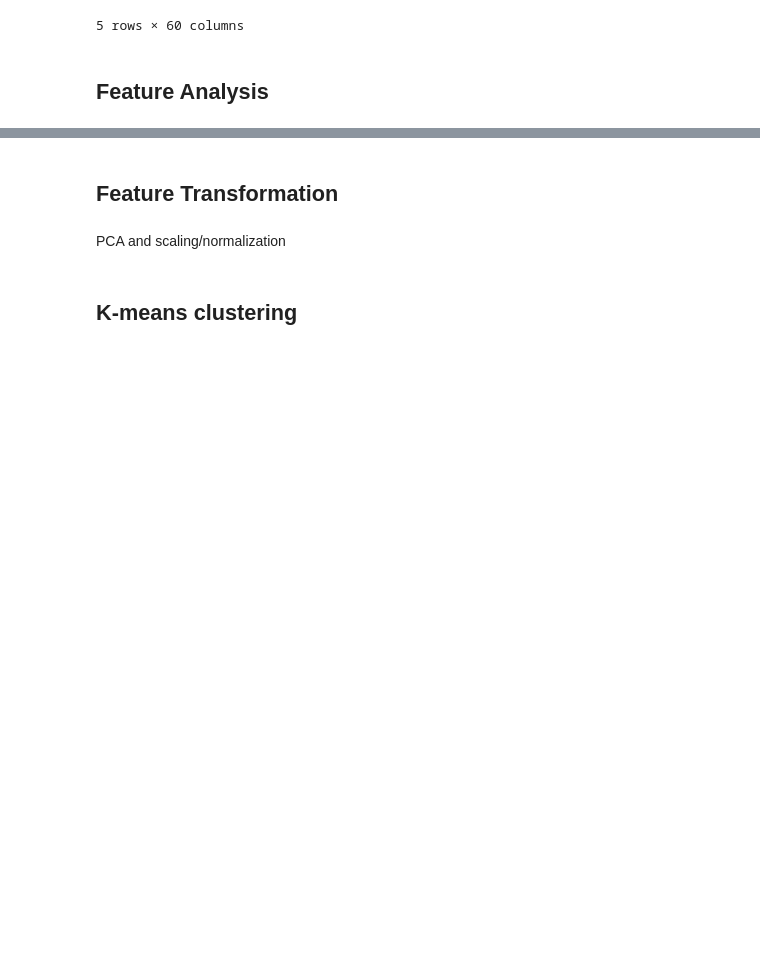
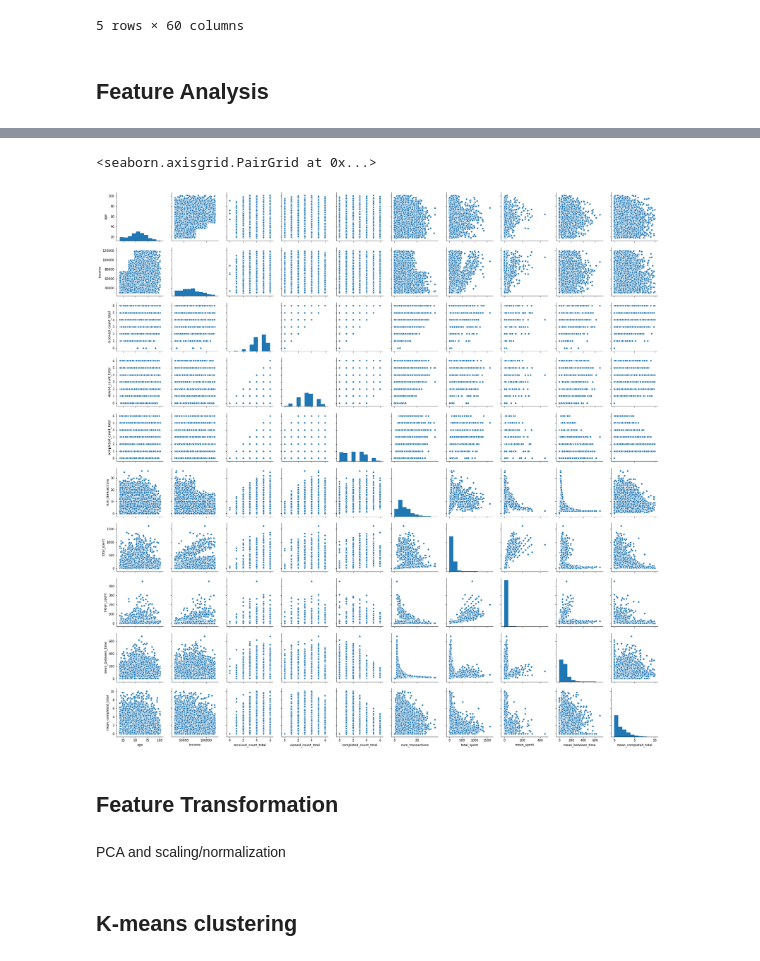
Before and after one commit to trant22t/data-science-nanodegree, a Jupyter notebook: starbucks_optimization_strategy/customer_segmentation/customer_segmentation_2.ipynb, the cells around one changed output, grey strips where cells are left out. Cells and saved outputs as stored; diff of their text form; code cells hidden in the pictures; blank space fills up the shorter version.

```diff
--- a/starbucks_optimization_strategy/customer_segmentation/customer_segmentation_2.ipynb
+++ b/starbucks_optimization_strategy/customer_segmentation/customer_segmentation_2.ipynb
@@ -263,3 +265,10 @@ sns.pairplot(all_profiles.drop(['gender', 'id', 'member_year', 'member_month', '
+# %%
+sns.pairplot(main_profiles[['age', 'income', 'received_count_total', 'viewed_count_total',
+                           'completed_count_total', 'num_transactions', 'total_spent',
+                          'mean_spent', 'mean_between_time', 'mean_completed_total']])
+# %% [output]
+<seaborn.axisgrid.PairGrid at 0x...>
+[figure, added]
 # %% [markdown]
 ## Feature Transformation
 # %% [markdown]
```
Also changed, not shown: parts of 10 cells of this notebook, 1 other file.
